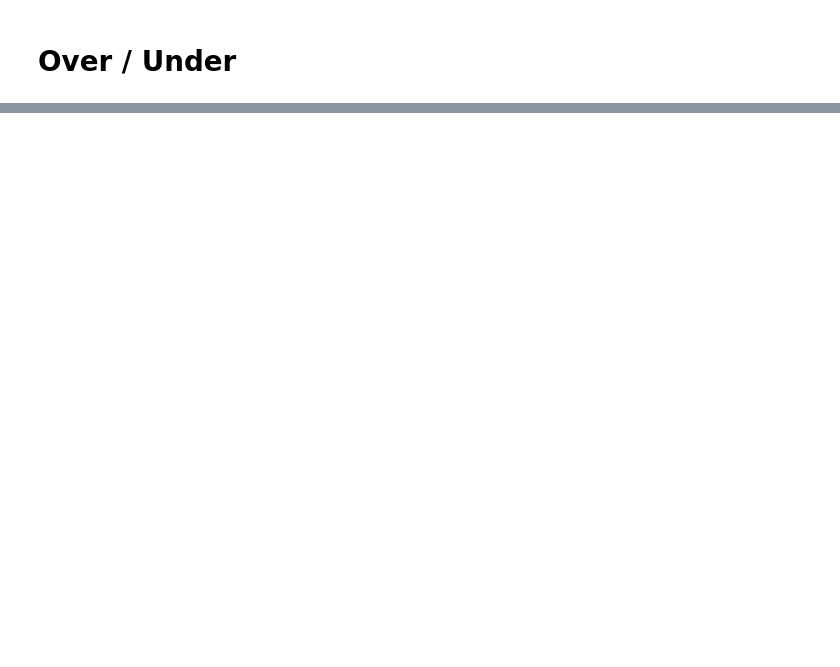
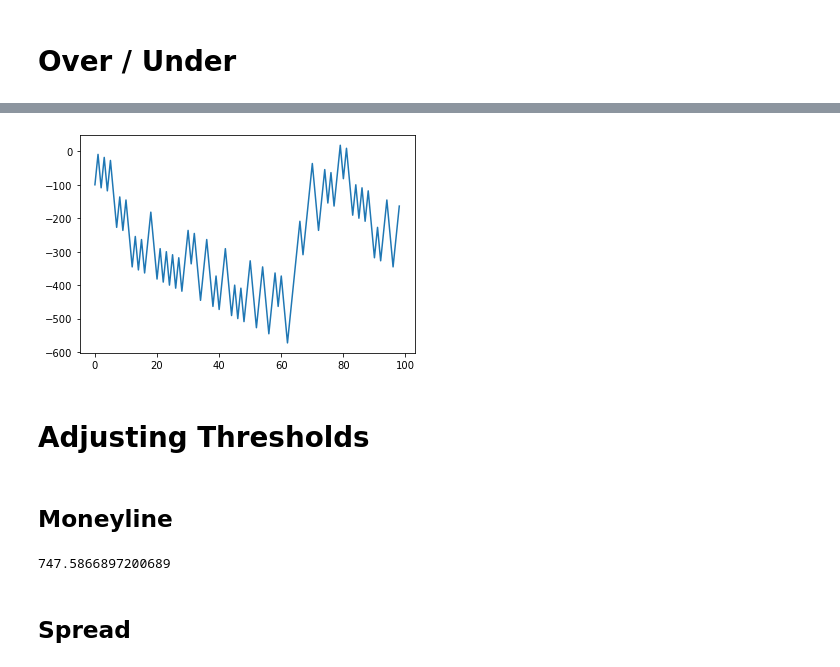
Before and after one commit to GogateVarun/NBA-Game-Predictor, a Jupyter notebook: Machine Learning/Playoffs_Predictions.ipynb, the cells around one changed output, grey strips where cells are left out. Drawn from its saved outputs; the diff is of its cells as text; code cells hidden in the pictures; blank space fills up the shorter version.

Commit message:
Adjust Models

```diff
--- a/Machine Learning/Playoffs_Predictions.ipynb
+++ b/Machine Learning/Playoffs_Predictions.ipynb
@@ -235,6 +239,7 @@ df_OU
 # %%
 winnings_OU = []
 bet = 100
+OU_count = 0
 
 for i in np.arange(num_rows-1):
     row = np.array(df_OU.iloc[i,0:10].values).reshape(1,-1)
@@ -245,6 +250,7 @@ for i in np.arange(num_rows-1):
     wl = df_OU.iloc[i,10]
 
     if OU_output == 1:
+        OU_count += 1
 
         if OU_output == wl:
             ml = df_spread.iloc[i,7]
@@ -262,0 +292,8 @@ sum(winnings_OU)
+# %%
+plt.plot(x_OU,y_OU);
+# %% [output]
+[figure, added]
+# %% [markdown]
+# Adjusting Thresholds
+# %% [markdown]
+## Moneyline
@@ -262,0 +329,6 @@ sum(winnings_OU)
+# %%
+sum(winnings_ML2)
+# %% [output]
+747.5866897200689
+# %% [markdown]
+## Spread
```
Also changed, not shown: parts of 35 cells of this notebook, 7 other files.
